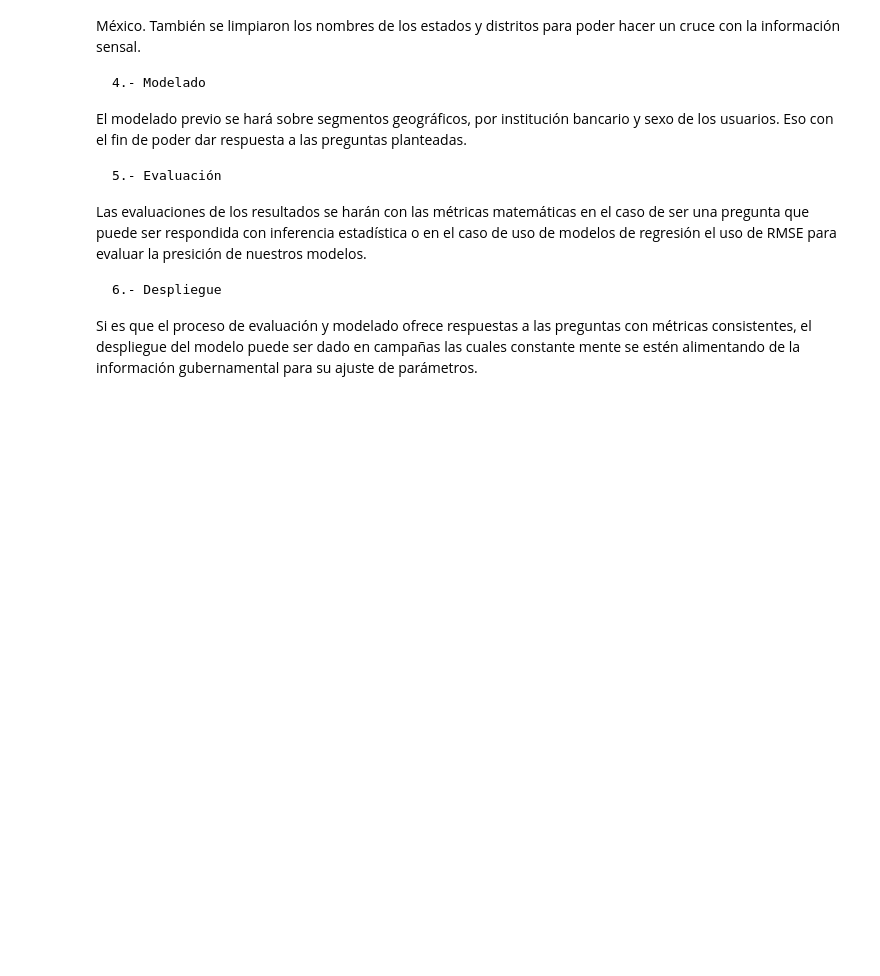
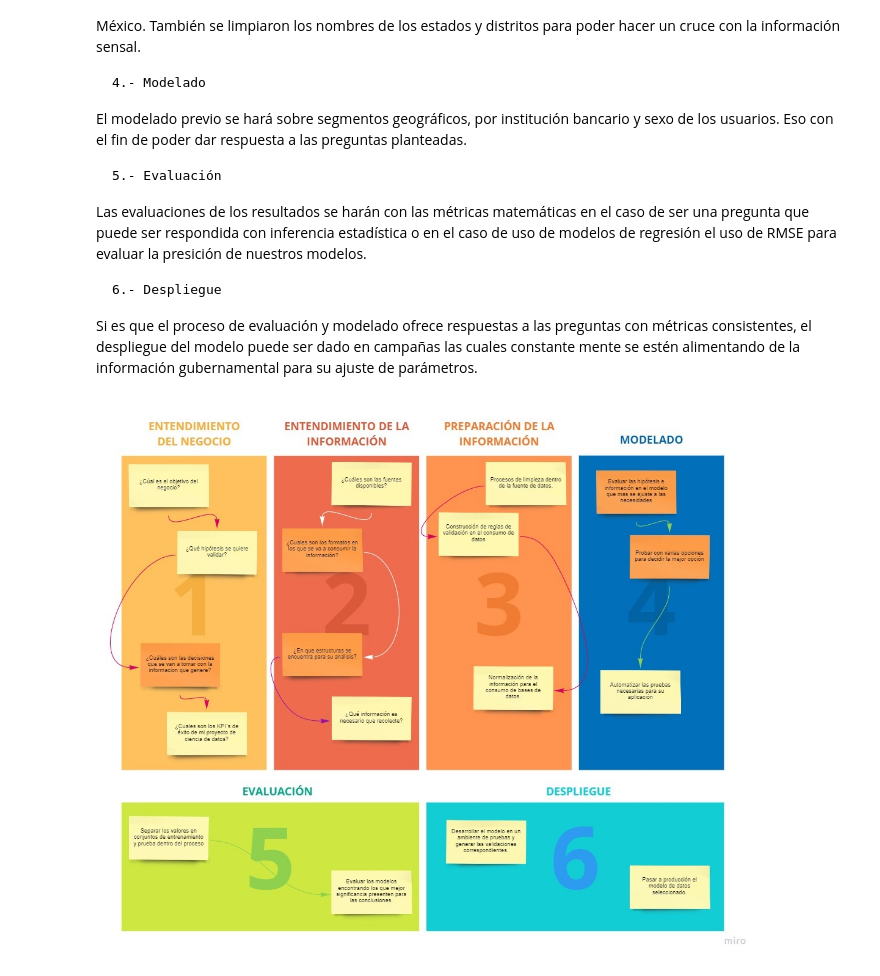
Before and after one commit to PosgradoMNA/actividades-del-projecto-los_k-means, a Jupyter notebook: Actividad1.ipynb, the cells around one changed output. Drawn from its saved outputs; the diff is of its cells as text; code cells hidden in the pictures; blank space fills up the shorter version.

```diff
--- a/Actividad1.ipynb
+++ b/Actividad1.ipynb
@@ -55,3 +55,8 @@ Las evaluaciones de los resultados se harán con las métricas matemáticas en e
 
     6.- Despliegue
 Si es que el proceso de evaluación y modelado ofrece respuestas a las preguntas con métricas consistentes, el despliegue del modelo puede ser dado en campañas las cuales constante mente se estén alimentando de la información gubernamental para su ajuste de parámetros.
+# %%
+from IPython import display
+display.Image(r"C:\Users\alexe\OneDrive\Maestría en Inteligencia Artificial\Ciencia de datos\WhatsApp Image 2022-09-26 at 22.45.29.jpeg")
+# %% [output]
+[figure, added]
```
